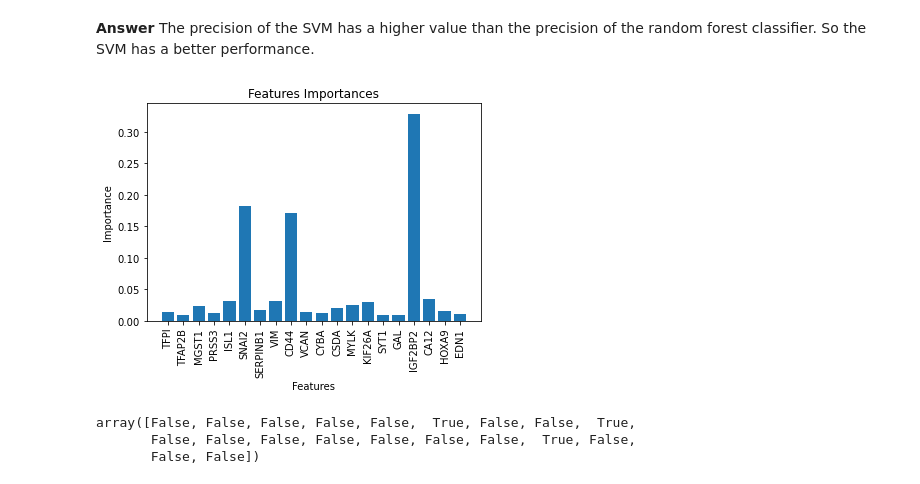
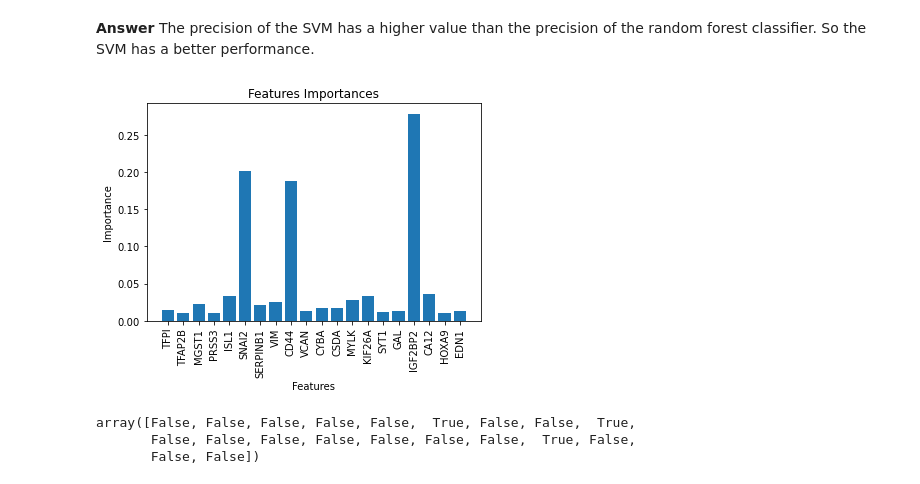
Before and after one commit to max-de-rooij/8dm50-machine-learning, a Jupyter notebook: practicals/week_6.ipynb, the cells around one changed output. Drawn from its saved outputs; the diff is of its cells as text; code cells hidden in the pictures.

```diff
--- a/practicals/week_6.ipynb
+++ b/practicals/week_6.ipynb
@@ -260,9 +249,3 @@ X, Y = make_classification(random_state=1234)
 
 # splitting data into training and test set
 X_train, X_test, Y_train, Y_test = train_test_split(X, Y, test_size=0.33, random_state=333)
-# %%
-from sklearn import tree
-
-# build the model
-model = RandomForestClassifier(random_state=1234)
-model.fit(X_train, Y_train)
@@ -270,0 +252,14 @@ RandomForestClassifier(random_state=1234)
+# %%
+from sklearn import tree
+
+param_grid = {'n_estimators': [100, 200],'max_depth' : [4,5,6,7,8],'min_samples_leaf': [1, 2]}
+
+grid = GridSearchCV(RandomForestClassifier(random_state=1234), param_grid, cv=5)
+grid.fit(X_train, Y_train)
+grid.best_params_
+
+y_pred = grid.predict(X_test)
+targets = ['class 0', 'class 1']
+
+print("Precision:",metrics.precision_score(Y_test, y_pred, average='binary'))
+print(metrics.classification_report(Y_test, y_pred, target_names=targets))
@@ -301,18 +288,18 @@ weighted avg       0.91      0.91      0.91        33
 # %% [markdown]
 **Answer** The precision of the SVM has a higher value than the precision of the random forest classifier. So the SVM has a better performance.
 # %%
-importances = list(model.feature_importances_)
+importances = list(grid.best_estimator_.feature_importances_)
 
 # list of x locations for plotting
 x_values = list(range(len(gene_expression.columns[:20])))
 # Make a bar chart
 plt.bar(x_values, importances[:20], orientation = 'vertical')
 # Tick labels for x axis
 plt.xticks(x_values, gene_expression.columns[:20], rotation='vertical')
 # Axis labels and title
 plt.ylabel('Importance'); plt.xlabel('Features'); plt.title('Features Importances');
 # %% [output]
-[figure, old version]
+[figure, new version]
 # %%
 from sklearn.feature_selection import SelectFromModel
 
```
Also changed, not shown: parts of 8 cells of this notebook.
